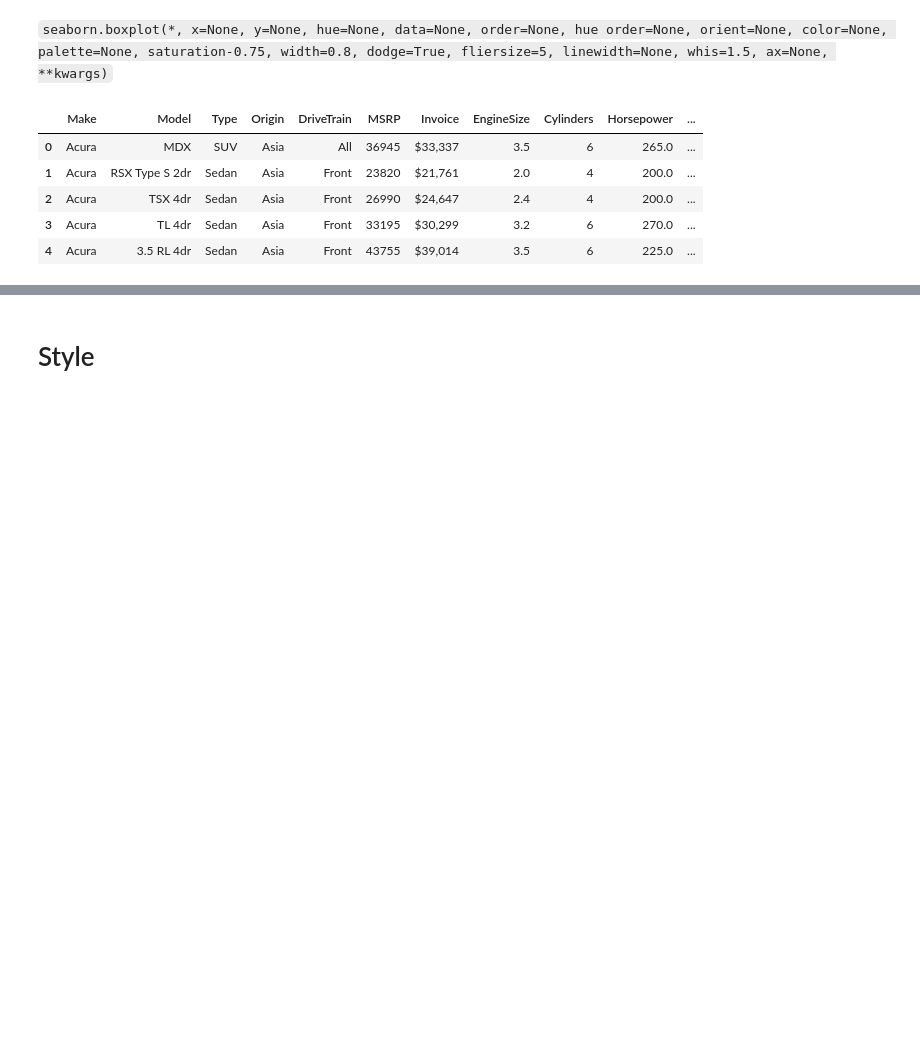
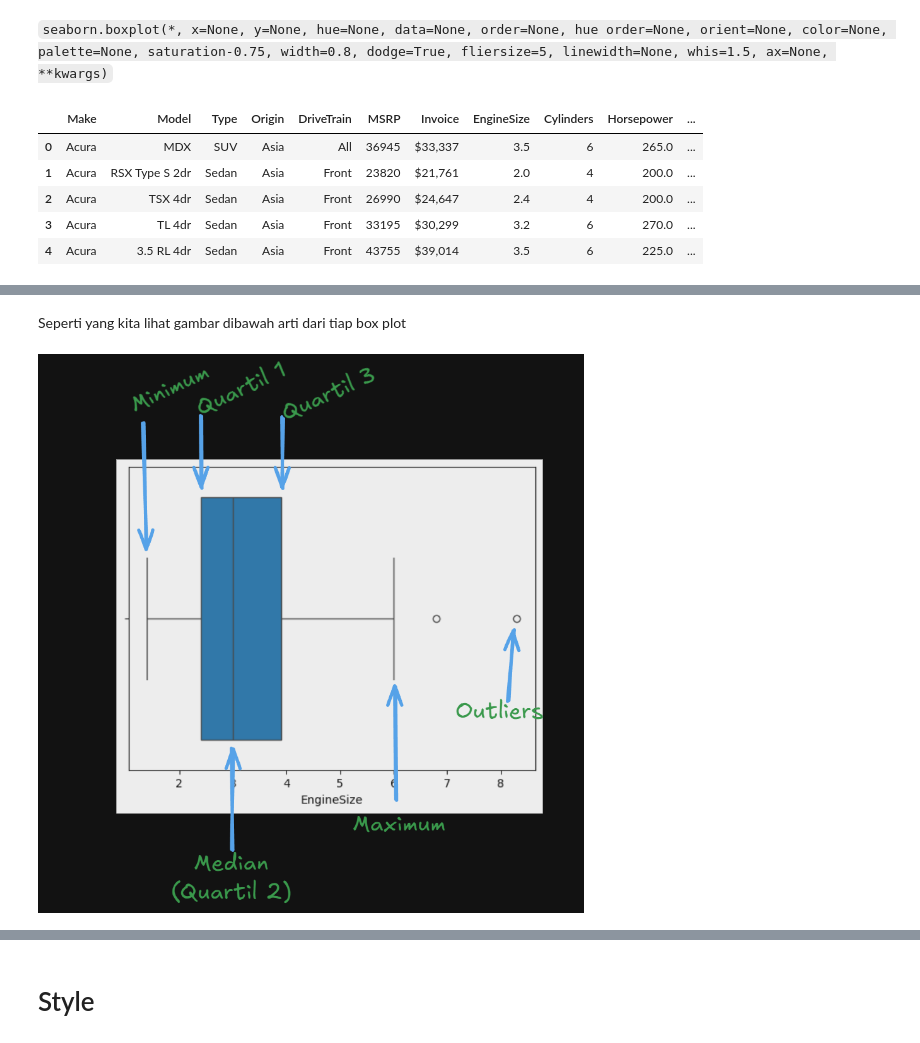
Before and after one commit to samuelnaibaho2005/Seaborn-Learning-Beginner, a Jupyter notebook: main.ipynb, the cells around one changed output, grey strips where cells are left out. Saved outputs shown, nothing was run; the diff lists cells and outputs as text; code cells hidden in the pictures; blank space fills up the shorter version.

```diff
--- a/main.ipynb
+++ b/main.ipynb
@@ -253,0 +262,7 @@ df.head()
+# %% [markdown]
+Seperti yang kita lihat gambar dibawah arti dari tiap box plot
+# %%
+from IPython.display import Image
+Image(filename='box.png')
+# %% [output]
+[figure, added]
```
Also changed, not shown: parts of 5 cells of this notebook, 1 other file.
